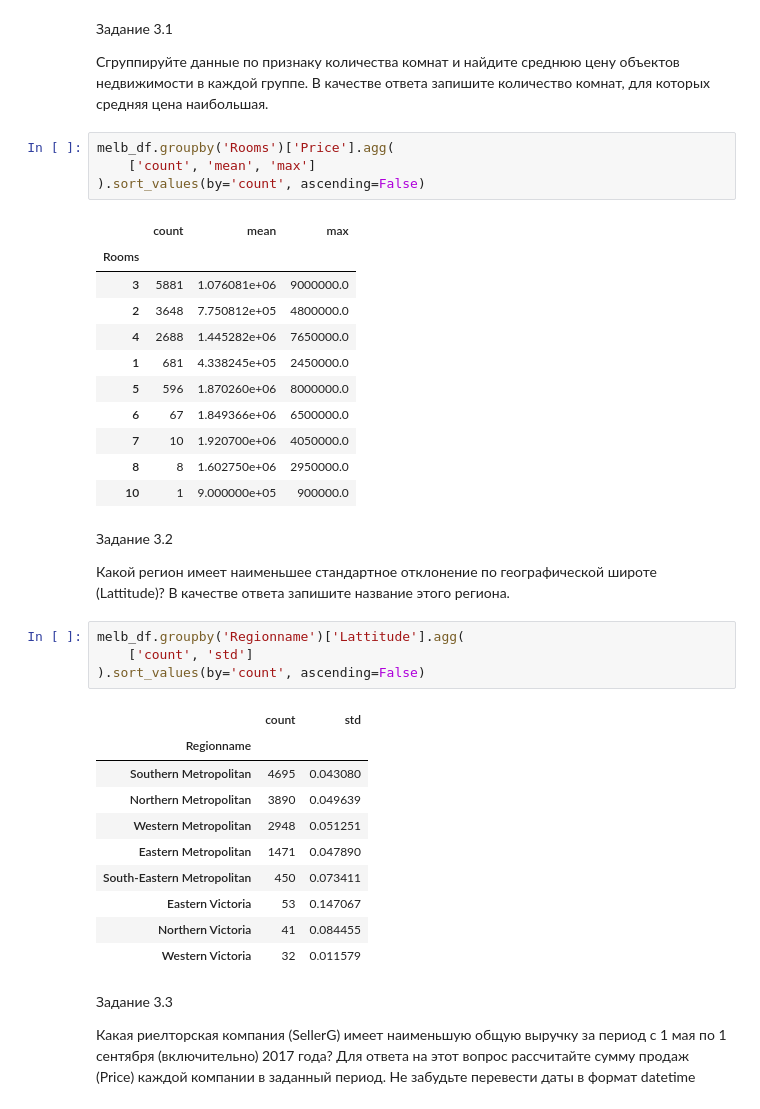
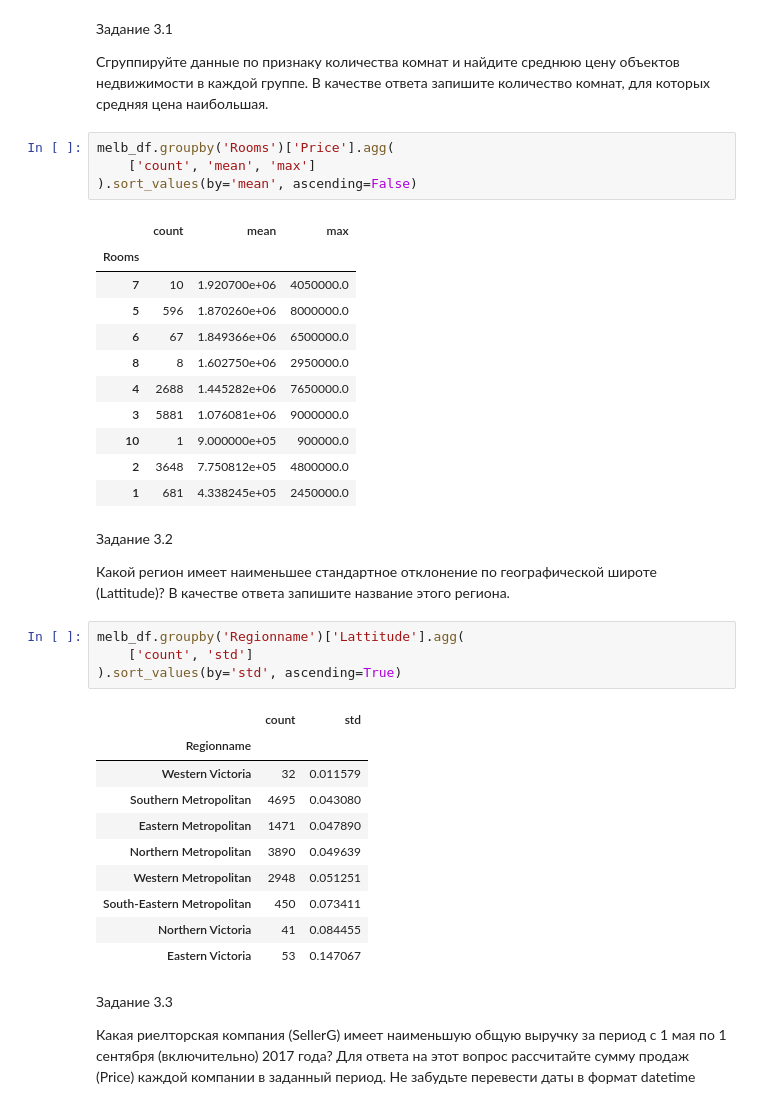
Before and after one commit to vavilove001-lab/sf_data_science, a Jupyter notebook: Notes/Pandas/analize&sort&group&pivot_table.ipynb, the cells around one changed output. Drawn from its saved outputs; the diff is of its cells as text.

```diff
--- a/Notes/Pandas/analize&sort&group&pivot_table.ipynb
+++ b/Notes/Pandas/analize&sort&group&pivot_table.ipynb
@@ -468,19 +468,19 @@ melb_df.groupby('Regionname')['SellerG'].agg(['nunique'])
 # %%
 melb_df.groupby('Rooms')['Price'].agg(
     ['count', 'mean', 'max']
-).sort_values(by='count', ascending=False)
+).sort_values(by='mean', ascending=False)
 # %% [output]
 |  | count | mean | max |
 | Rooms |  |  |  |
-| 3 | 5881 | 1.076081e+06 | 9000000.0 |
-| 2 | 3648 | 7.750812e+05 | 4800000.0 |
-| 4 | 2688 | 1.445282e+06 | 7650000.0 |
-| 1 | 681 | 4.338245e+05 | 2450000.0 |
+| 7 | 10 | 1.920700e+06 | 4050000.0 |
 | 5 | 596 | 1.870260e+06 | 8000000.0 |
 | 6 | 67 | 1.849366e+06 | 6500000.0 |
-| 7 | 10 | 1.920700e+06 | 4050000.0 |
 | 8 | 8 | 1.602750e+06 | 2950000.0 |
+| 4 | 2688 | 1.445282e+06 | 7650000.0 |
+| 3 | 5881 | 1.076081e+06 | 9000000.0 |
 | 10 | 1 | 9.000000e+05 | 900000.0 |
+| 2 | 3648 | 7.750812e+05 | 4800000.0 |
+| 1 | 681 | 4.338245e+05 | 2450000.0 |
 # %% [markdown]
 Задание 3.2
 
@@ -489,18 +489,18 @@ melb_df.groupby('Rooms')['Price'].agg(
 # %%
 melb_df.groupby('Regionname')['Lattitude'].agg(
     ['count', 'std']
-).sort_values(by='count', ascending=False)
+).sort_values(by='std', ascending=True)
 # %% [output]
 |  | count | std |
 | Regionname |  |  |
+| Western Victoria | 32 | 0.011579 |
 | Southern Metropolitan | 4695 | 0.043080 |
+| Eastern Metropolitan | 1471 | 0.047890 |
 | Northern Metropolitan | 3890 | 0.049639 |
 | Western Metropolitan | 2948 | 0.051251 |
-| Eastern Metropolitan | 1471 | 0.047890 |
 | South-Eastern Metropolitan | 450 | 0.073411 |
+| Northern Victoria | 41 | 0.084455 |
 | Eastern Victoria | 53 | 0.147067 |
-| Northern Victoria | 41 | 0.084455 |
-| Western Victoria | 32 | 0.011579 |
 # %% [markdown]
 Задание 3.3
 
```
Also changed, not shown: parts of 13 cells of this notebook, 2 other files.
